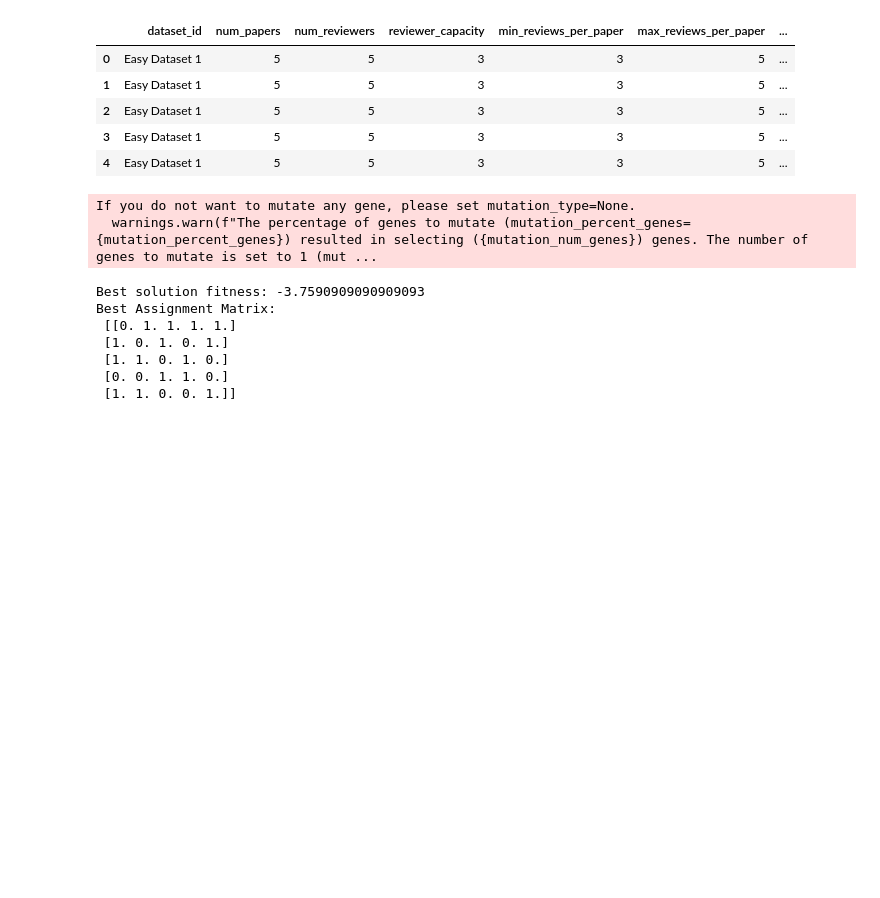
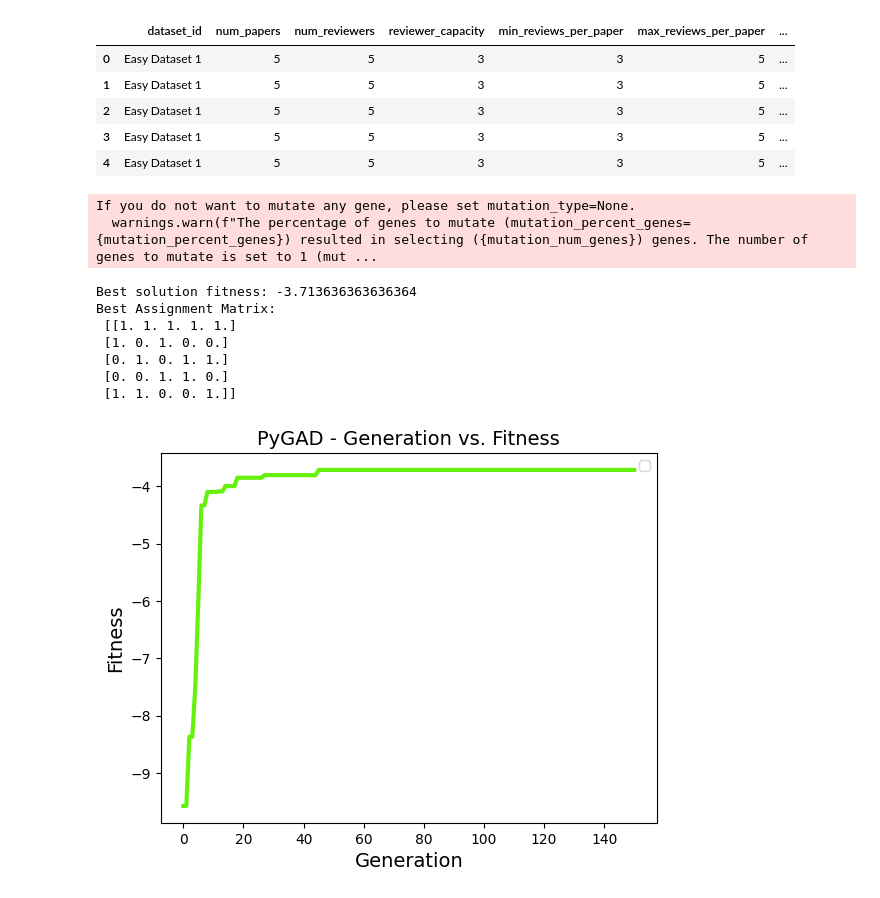
Before and after one commit to AtanasChestojanov/IS-seminar-1, a Jupyter notebook: seminar1.ipynb, the cells around one changed output. Cells and saved outputs as stored; diff of their text form; code cells hidden in the pictures; blank space fills up the shorter version.

```diff
--- a/seminar1.ipynb
+++ b/seminar1.ipynb
@@ -53,7 +53,7 @@ def fitness_function_impl(assignment, preferences, capacity, min_reviews, max_re
     authorship_violation = np.sum(assignment * authorship)
 
     # Weights for penalties
-    w1, w2, w3, w4, w5 = 3, 3, 1, 1, 5  # Adjusted weights
+    w1, w2, w3, w4, w5 = 2, 2, 2, 2, 3  # Adjusted weights
 
     # Fitness
     fitness = normalized_preference_score - (w1 * capacity_violation + w2 * review_violation +
@@ -101,7 +101,7 @@ def generate_random_solution(num_reviewers, num_papers, reviewer_capacity):
         solution[reviewer, papers_to_assign] = 1
     return solution
 # %%
-def find_solution(file_path):
+def find_solution(file_path, parent_selection_type,crossover_type,mutation_type):
     preferences, friendships, authorship, capacity, min_reviews, max_reviews = extract_data(file_path)
     num_reviewers, num_papers = preferences.shape
 
@@ -141,9 +141,9 @@ def find_solution(file_path):
     num_genes=num_reviewers * num_papers,  # Flattened assignment matrix
     gene_space=[0,1],
     initial_population=initial_population,  # Custom initial population
-    parent_selection_type="tournament",
-    crossover_type="single_point",
-    mutation_type="random",
+    parent_selection_type=parent_selection_type,
+    crossover_type=crossover_type,
+    mutation_type=mutation_type,
     mutation_percent_genes=0.1
     )
 
@@ -158,21 +158,24 @@ def find_solution(file_path):
     # Reshape the solution into the assignment matrix
     best_assignment = solution.reshape((num_reviewers, num_papers))
     print("Best Assignment Matrix:\n", best_assignment)
+
+    ga_instance.plot_fitness()
 # %%
-find_solution("datasets/easy_dataset_1.json")
+find_solution("datasets/easy_dataset_1.json", "tournament", "two_points", "random")
 # %% [output]
 |  | dataset_id | num_papers | num_reviewers | reviewer_capacity | min_reviews_per_paper | max_reviews_per_paper | ... |
 | 0 | Easy Dataset 1 | 5 | 5 | 3 | 3 | 5 | ... |
 | 1 | Easy Dataset 1 | 5 | 5 | 3 | 3 | 5 | ... |
 | 2 | Easy Dataset 1 | 5 | 5 | 3 | 3 | 5 | ... |
 | 3 | Easy Dataset 1 | 5 | 5 | 3 | 3 | 5 | ... |
 | 4 | Easy Dataset 1 | 5 | 5 | 3 | 3 | 5 | ... |
 If you do not want to mutate any gene, please set mutation_type=None.
   warnings.warn(f"The percentage of genes to mutate (mutation_percent_genes={mutation_percent_genes}) resulted in selecting ({mutation_num_genes}) genes. The number of genes to mutate is set to 1 (mut ...
-Best solution fitness: -3.7590909090909093
+Best solution fitness: -3.713636363636364
 Best Assignment Matrix:
- [[0. 1. 1. 1. 1.]
- [1. 0. 1. 0. 1.]
- [1. 1. 0. 1. 0.]
+ [[1. 1. 1. 1. 1.]
+ [1. 0. 1. 0. 0.]
+ [0. 1. 0. 1. 1.]
  [0. 0. 1. 1. 0.]
  [1. 1. 0. 0. 1.]]
+[figure, added]
```
